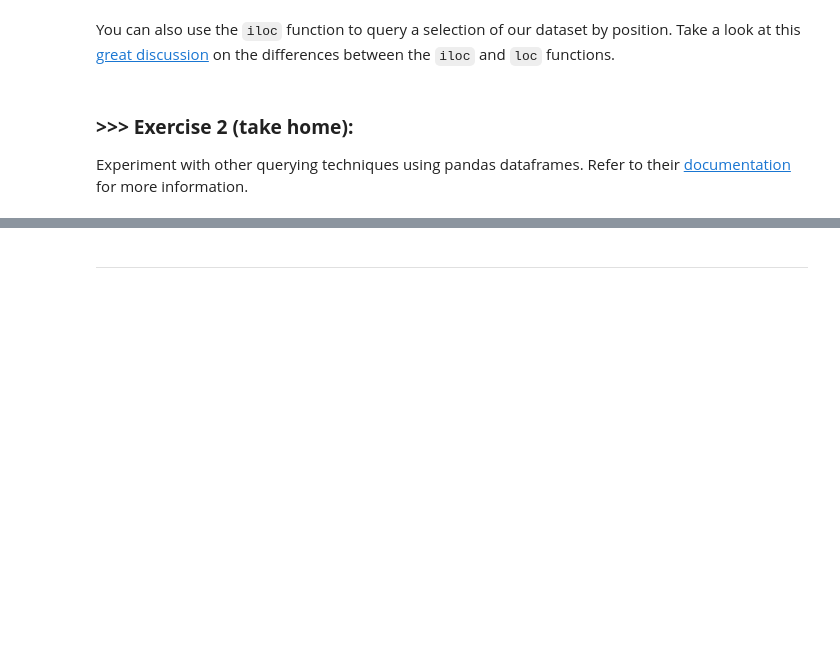
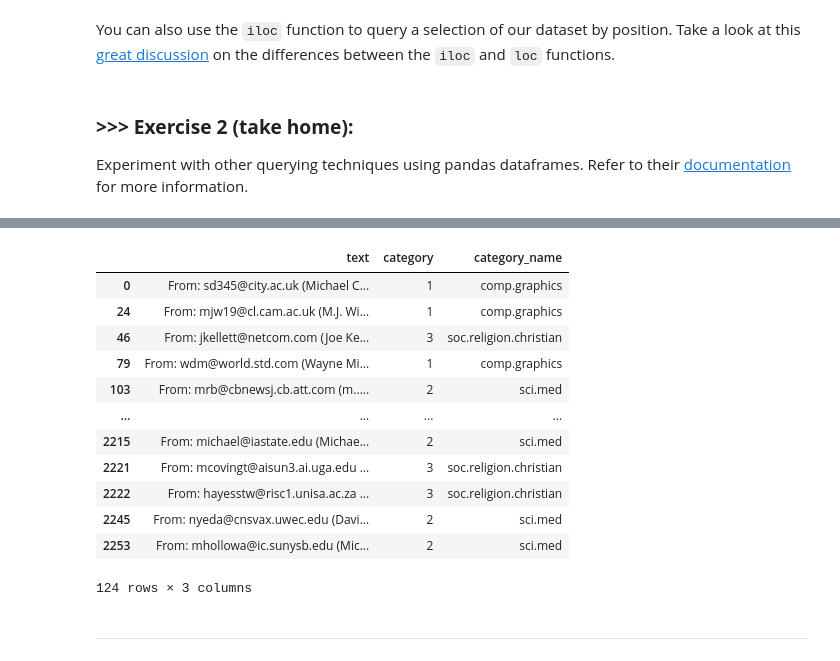
Before and after one commit to Kimpossible19/DM2024-Lab1-Master, a Jupyter notebook: DM2024-Lab1-Master.ipynb, the cells around one changed output, grey strips where cells are left out. Cells and saved outputs as stored; diff of their text form; code cells hidden in the pictures; blank space fills up the shorter version.

Commit message:
Edit Exercise 2&3 for the querying techniques

```diff
--- a/DM2024-Lab1-Master.ipynb
+++ b/DM2024-Lab1-Master.ipynb
@@ -258,0 +264,17 @@ Experiment with other querying techniques using pandas dataframes. Refer to thei
+# %%
+#Querying rows where a text column contains certain keywords
+X[X['text'].str.contains("Michael", case=False)]
+# %% [output]
+|  | text | category | category_name |
+| 0 | From: sd345@city.ac.uk (Michael C... | 1 | comp.graphics |
+| 24 | From: mjw19@cl.cam.ac.uk (M.J. Wi... | 1 | comp.graphics |
+| 46 | From: jkellett@netcom.com (Joe Ke... | 3 | soc.religion.christian |
+| 79 | From: wdm@world.std.com (Wayne Mi... | 1 | comp.graphics |
+| 103 | From: mrb@cbnewsj.cb.att.com (m..... | 2 | sci.med |
+| ... | ... | ... | ... |
+| 2215 | From: michael@iastate.edu (Michae... | 2 | sci.med |
+| 2221 | From: mcovingt@aisun3.ai.uga.edu ... | 3 | soc.religion.christian |
+| 2222 | From: hayesstw@risc1.unisa.ac.za ... | 3 | soc.religion.christian |
+| 2245 | From: nyeda@cnsvax.uwec.edu (Davi... | 2 | sci.med |
+| 2253 | From: mhollowa@ic.sunysb.edu (Mic... | 2 | sci.med |
+124 rows × 3 columns
```
Also changed, not shown: parts of 11 cells of this notebook.
